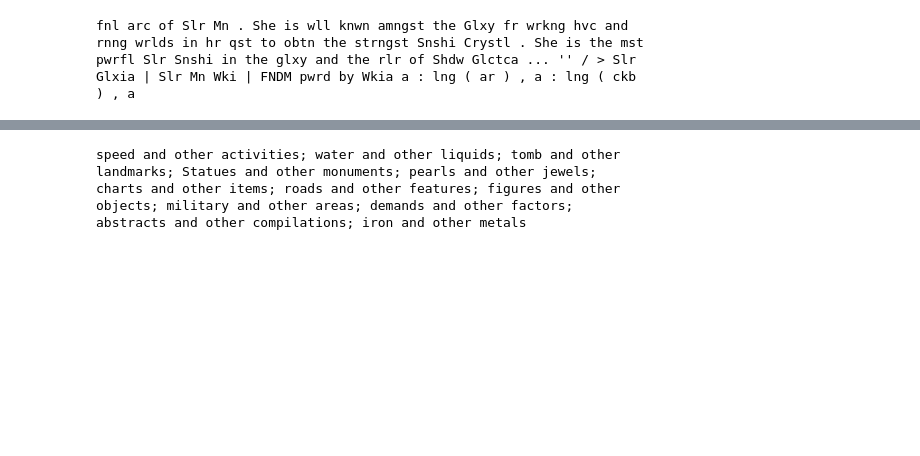
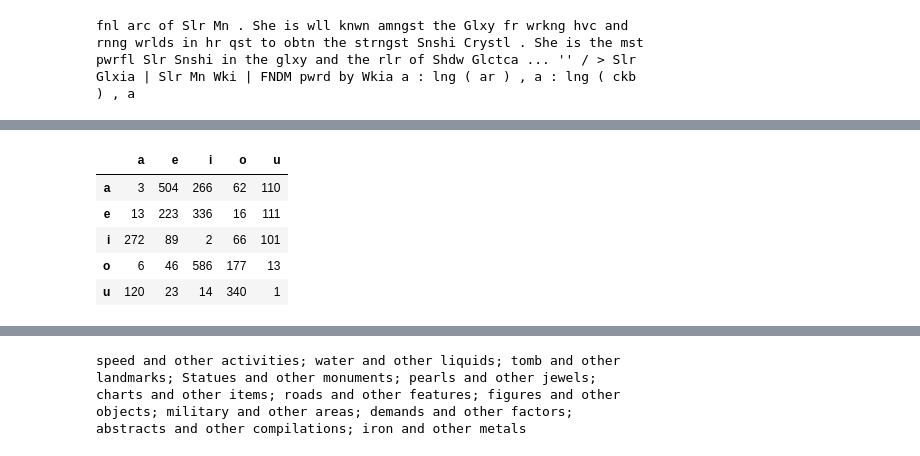
Before and after one commit to WhitneyOnTheWeb/JupyterNotebooks, a Jupyter notebook: Machine Learning/NLTKforPython_Ch3.ipynb, the cells around one changed output, grey strips where cells are left out. Cells and saved outputs as stored; diff of their text form; code cells hidden in the pictures; blank space fills up the shorter version.

```diff
--- a/Machine Learning/NLTKforPython_Ch3.ipynb
+++ b/Machine Learning/NLTKforPython_Ch3.ipynb
@@ -476,0 +546,15 @@ Glxia | Slr Mn Wki | FNDM pwrd by Wkia a : lng ( ar ) , a : lng ( ckb
+# %%
+# Frequency matrix of lower case vowel pairs
+fd_dist = [vs for word in wsj
+           for vs in re.findall(r'[aeiou][aeiou]', word.lower())]
+
+fd = nltk.ConditionalFreqDist(fd_dist)
+fd = pd.DataFrame(fd).fillna(value=0).astype(dtype=int)
+fd
+# %% [output]
+|  | a | e | i | o | u |
+| a | 3 | 504 | 266 | 62 | 110 |
+| e | 13 | 223 | 336 | 16 | 111 |
+| i | 272 | 89 | 2 | 66 | 101 |
+| o | 6 | 46 | 586 | 177 | 13 |
+| u | 120 | 23 | 14 | 340 | 1 |
```
Also changed, not shown: parts of 123 cells of this notebook, 1 other file.
